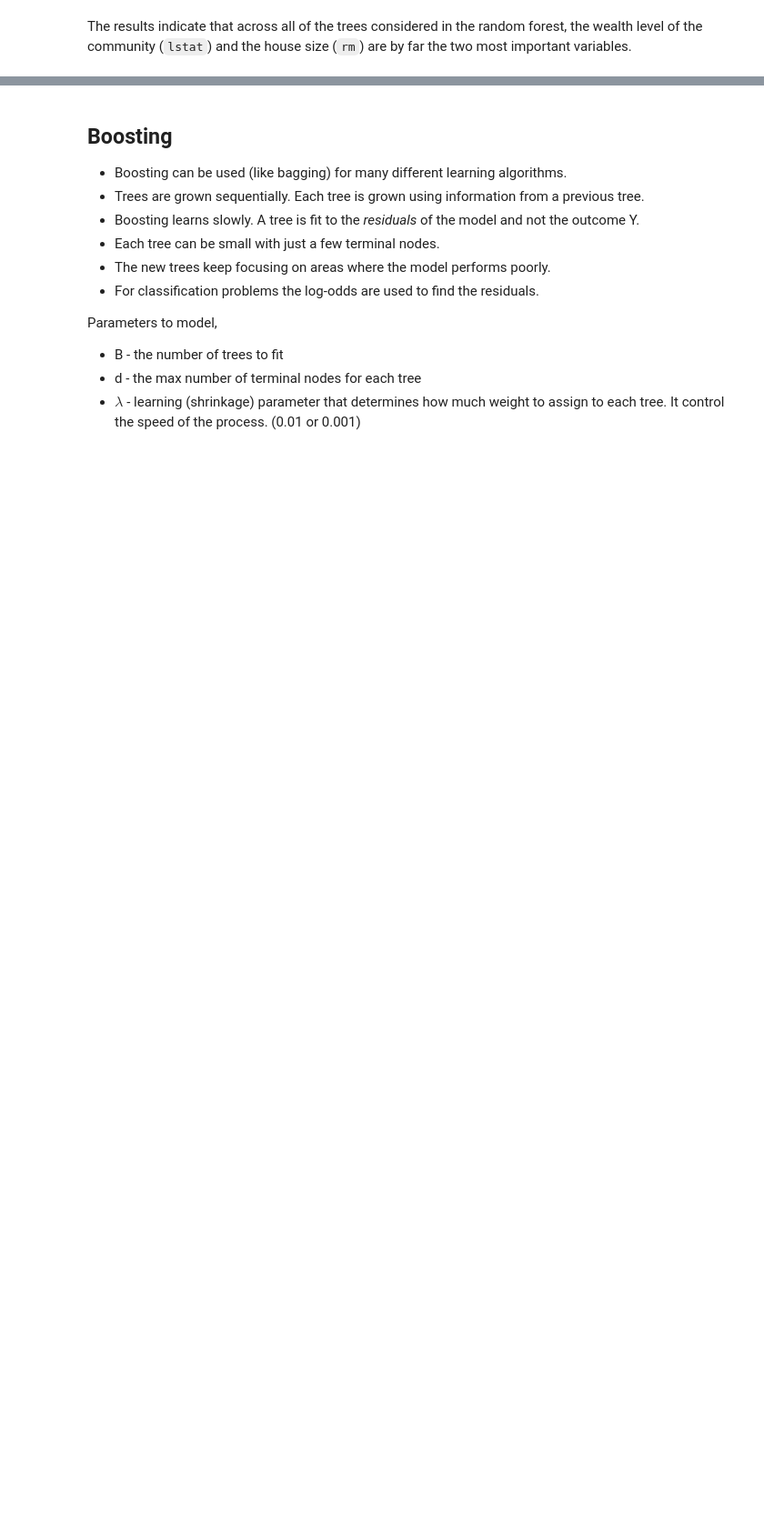
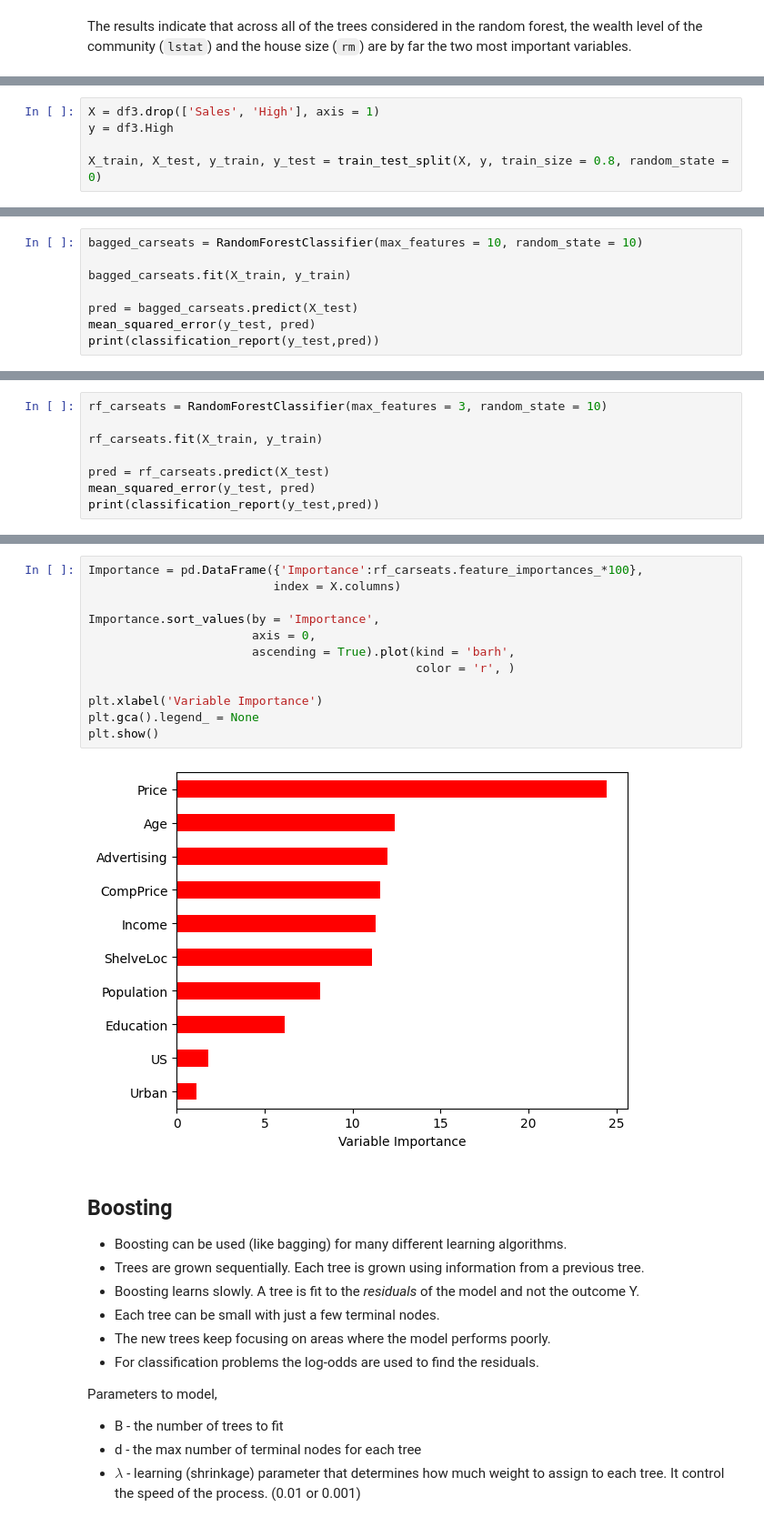
Before and after one commit to muzaffarizamuddin/machine-learning-course, a Jupyter notebook: week8.ipynb, the cells around one changed output, grey strips where cells are left out. Shown at 91% size. Drawn from its saved outputs; the diff is of its cells as text; blank space fills up the shorter version.

```diff
--- a/week8.ipynb
+++ b/week8.ipynb
@@ -472,0 +495,5 @@ are by far the two most important variables.
+# %%
+X = df3.drop(['Sales', 'High'], axis = 1)
+y = df3.High
+
+X_train, X_test, y_train, y_test = train_test_split(X, y, train_size = 0.8, random_state = 0)
@@ -472,0 +509,8 @@ are by far the two most important variables.
+# %%
+bagged_carseats = RandomForestClassifier(max_features = 10, random_state = 10)
+
+bagged_carseats.fit(X_train, y_train)
+
+pred = bagged_carseats.predict(X_test)
+mean_squared_error(y_test, pred)
+print(classification_report(y_test,pred))
@@ -472,0 +526,8 @@ are by far the two most important variables.
+# %%
+rf_carseats = RandomForestClassifier(max_features = 3, random_state = 10)
+
+rf_carseats.fit(X_train, y_train)
+
+pred = rf_carseats.predict(X_test)
+mean_squared_error(y_test, pred)
+print(classification_report(y_test,pred))
@@ -473,3 +543,17 @@ are by far the two most important variables.
+# %%
+Importance = pd.DataFrame({'Importance':rf_carseats.feature_importances_*100},
+                          index = X.columns)
+
+Importance.sort_values(by = 'Importance',
+                       axis = 0,
+                       ascending = True).plot(kind = 'barh',
+                                              color = 'r', )
+
+plt.xlabel('Variable Importance')
+plt.gca().legend_ = None
+plt.show()
+# %% [output]
+[figure, added]
 # %% [markdown]
 
 ## Boosting
```
Also changed, not shown: parts of 21 cells of this notebook, 4 other files.
